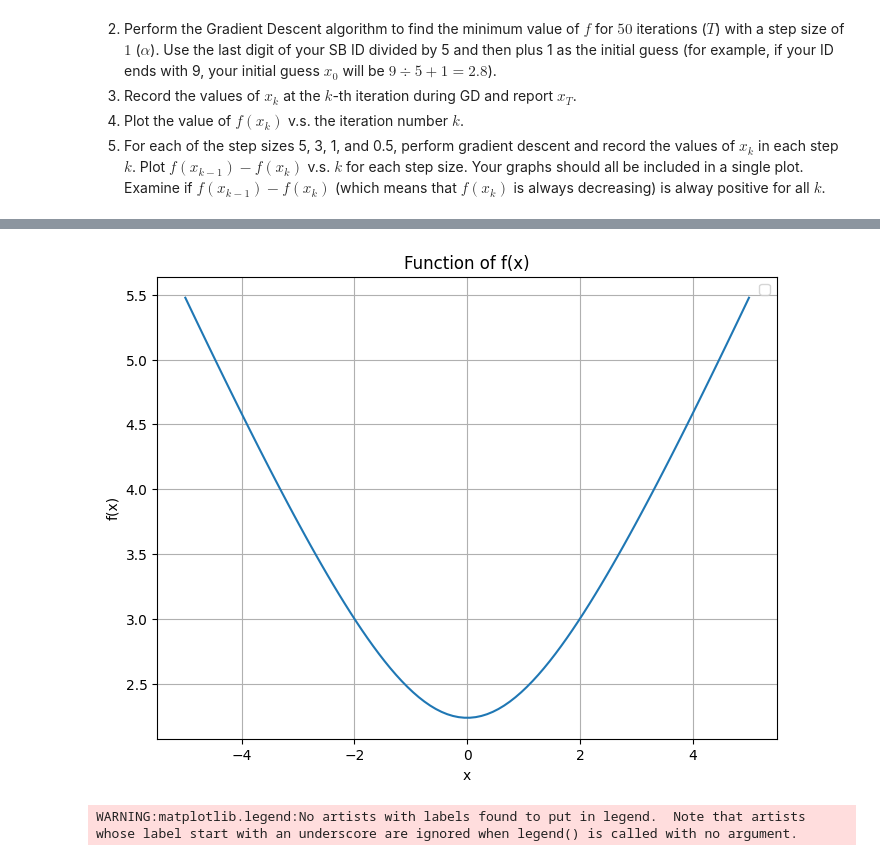
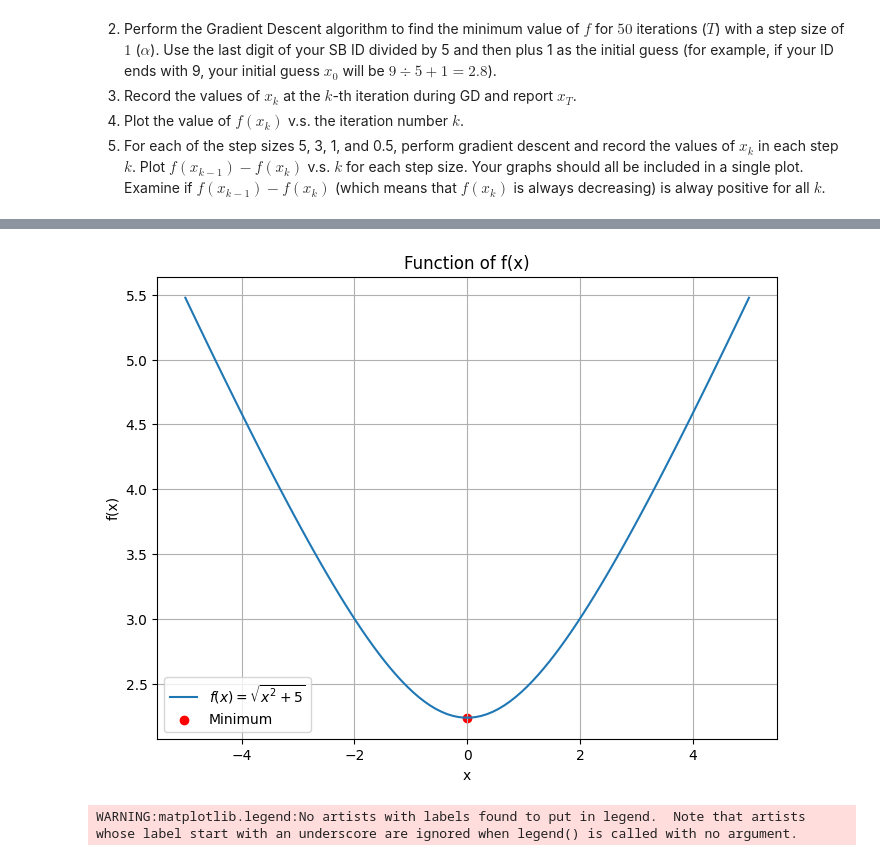
Before and after one commit to 3neru/595HW, a Jupyter notebook: Hongxiang_Fei_Py_Project_3.ipynb, the cells around one changed output, grey strips where cells are left out. Cells and saved outputs as stored; diff of their text form; code cells hidden in the pictures.

```diff
--- a/Hongxiang_Fei_Py_Project_3.ipynb
+++ b/Hongxiang_Fei_Py_Project_3.ipynb
@@ -55,7 +55,10 @@ def f(x):
 # Plot the function f(x), np.linspace might be helpful.
 x_range = np.linspace(-5, 5, 100)
 plt.figure(figsize=(8, 6))
-plt.plot(x_range, f(x_range))
+plt.plot(x_range, f(x_range), label=r'$f(x) = \sqrt{x^2 + 5}$')
+x_min = 0
+y_min = f(x_min)
+plt.scatter(x_min, y_min, color='red', label='Minimum')
 plt.xlabel('x')
 plt.ylabel('f(x)')
 plt.title('Function of f(x)')
@@ -67,4 +69,4 @@ WARNING:matplotlib.legend:No artists with labels found to put in legend.  Note t
-[figure, old version]
+[figure, new version]
 # %%
 # Define the derivative of the function f(x), for gradient descent
 def gradient_f(x):
```
Also changed, not shown: parts of 1 cell of this notebook.
